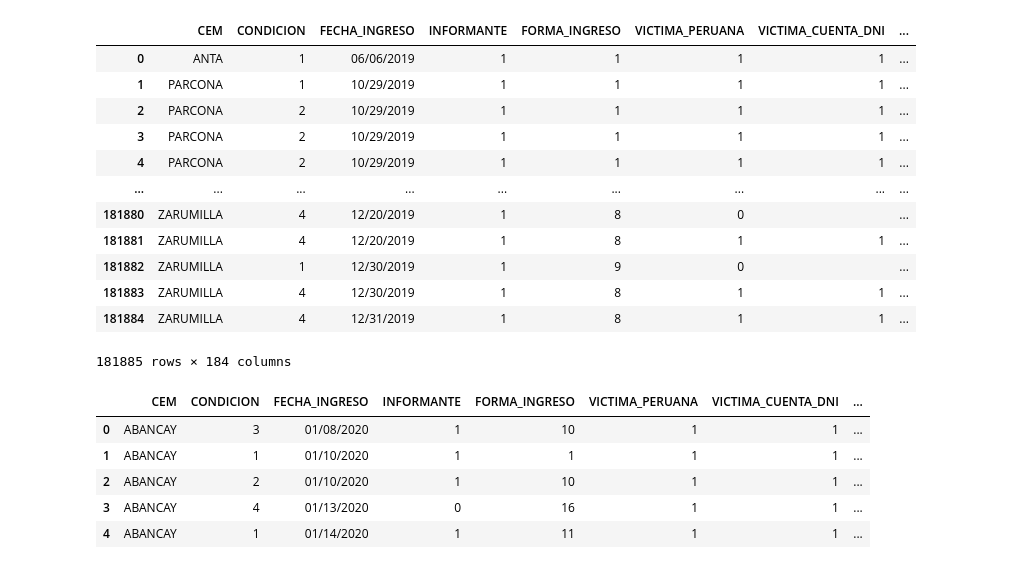
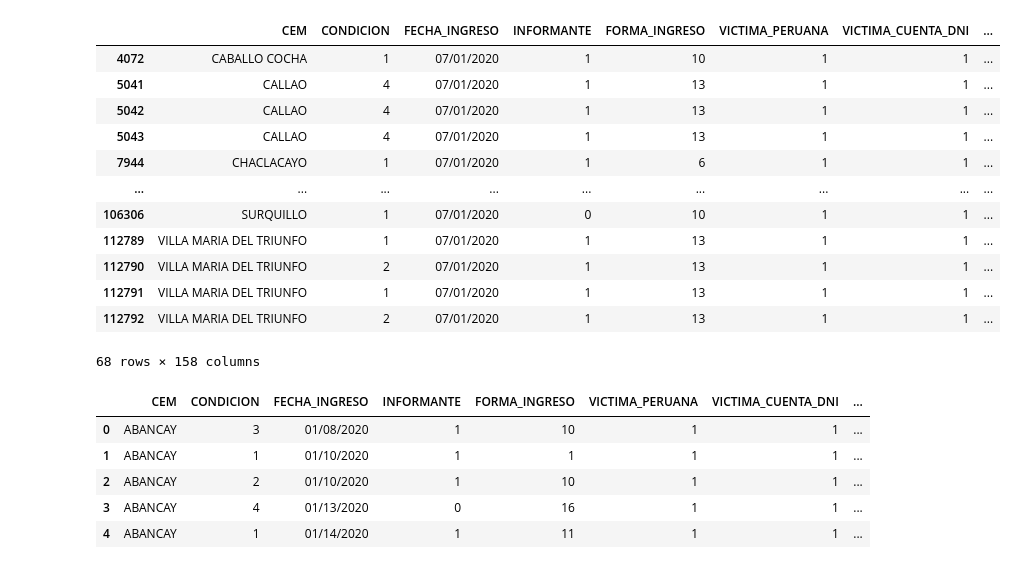
Before and after one commit to hpunk/thesis_preprocessing, a Jupyter notebook: APP_impact_module/preprocessing_impact_cem_data.ipynb, the cells around one changed output. Saved outputs shown, nothing was run; the diff lists cells and outputs as text; code cells hidden in the pictures.

```diff
--- a/APP_impact_module/preprocessing_impact_cem_data.ipynb
+++ b/APP_impact_module/preprocessing_impact_cem_data.ipynb
@@ -5,22 +5,24 @@ CEM_df_2017 = pd.read_csv("../../data/Data/2017/cem_2017_value.csv",delimiter=";
 CEM_df_2018 = pd.read_csv("../../data/Data/2018/cem_2018_values.csv",delimiter=";")
 CEM_df_2019 = pd.read_csv("../../data/Data/2019/cem_2019_value.csv",delimiter=";")
 CEM_df_2020 = pd.read_csv("../../data/Data/2020/cem_2020_value.csv",delimiter=";")
-# %%
-CEM_df_2019
-# %% [output]
-|  | CEM | CONDICION | FECHA_INGRESO | INFORMANTE | FORMA_INGRESO | VICTIMA_PERUANA | VICTIMA_CUENTA_DNI | ... |
-| 0 | ANTA | 1 | 06/06/2019 | 1 | 1 | 1 | 1 | ... |
-| 1 | PARCONA | 1 | 10/29/2019 | 1 | 1 | 1 | 1 | ... |
-| 2 | PARCONA | 2 | 10/29/2019 | 1 | 1 | 1 | 1 | ... |
-| 3 | PARCONA | 2 | 10/29/2019 | 1 | 1 | 1 | 1 | ... |
-| 4 | PARCONA | 2 | 10/29/2019 | 1 | 1 | 1 | 1 | ... |
-| ... | ... | ... | ... | ... | ... | ... | ... | ... |
-| 181880 | ZARUMILLA | 4 | 12/20/2019 | 1 | 8 | 0 |  | ... |
-| 181881 | ZARUMILLA | 4 | 12/20/2019 | 1 | 8 | 1 | 1 | ... |
-| 181882 | ZARUMILLA | 1 | 12/30/2019 | 1 | 9 | 0 |  | ... |
-| 181883 | ZARUMILLA | 4 | 12/30/2019 | 1 | 8 | 1 | 1 | ... |
-| 181884 | ZARUMILLA | 4 | 12/31/2019 | 1 | 8 | 1 | 1 | ... |
-181885 rows × 184 columns
+# %%
+test = CEM_df_2020[CEM_df_2020['FECHA_INGRESO']>'04/01/2020']
+# %%
+test[test['FECHA_INGRESO']<'07/02/2020']
+# %% [output]
+|  | CEM | CONDICION | FECHA_INGRESO | INFORMANTE | FORMA_INGRESO | VICTIMA_PERUANA | VICTIMA_CUENTA_DNI | ... |
+| 4072 | CABALLO COCHA | 1 | 07/01/2020 | 1 | 10 | 1 | 1 | ... |
+| 5041 | CALLAO | 4 | 07/01/2020 | 1 | 13 | 1 | 1 | ... |
+| 5042 | CALLAO | 4 | 07/01/2020 | 1 | 13 | 1 | 1 | ... |
+| 5043 | CALLAO | 4 | 07/01/2020 | 1 | 13 | 1 | 1 | ... |
+| 7944 | CHACLACAYO | 1 | 07/01/2020 | 1 | 6 | 1 | 1 | ... |
+| ... | ... | ... | ... | ... | ... | ... | ... | ... |
+| 106306 | SURQUILLO | 1 | 07/01/2020 | 0 | 10 | 1 | 1 | ... |
+| 112789 | VILLA MARIA DEL TRIUNFO | 1 | 07/01/2020 | 1 | 13 | 1 | 1 | ... |
+| 112790 | VILLA MARIA DEL TRIUNFO | 2 | 07/01/2020 | 1 | 13 | 1 | 1 | ... |
+| 112791 | VILLA MARIA DEL TRIUNFO | 1 | 07/01/2020 | 1 | 13 | 1 | 1 | ... |
+| 112792 | VILLA MARIA DEL TRIUNFO | 2 | 07/01/2020 | 1 | 13 | 1 | 1 | ... |
+68 rows × 158 columns
 # %%
 UBIGEO = pd.read_csv("./CEM_UBIGEO_MAPPED_2021.csv",delimiter=",")
 # %%
```
Also changed, not shown: parts of 15 cells of this notebook.
